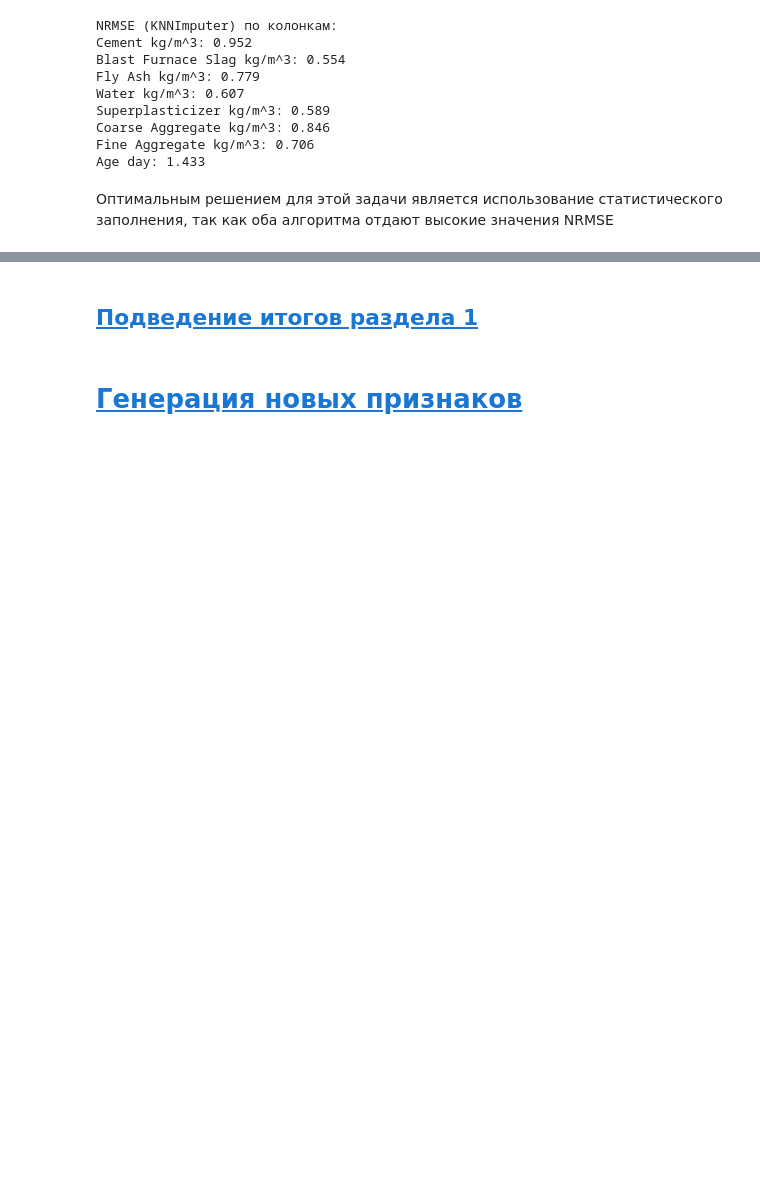
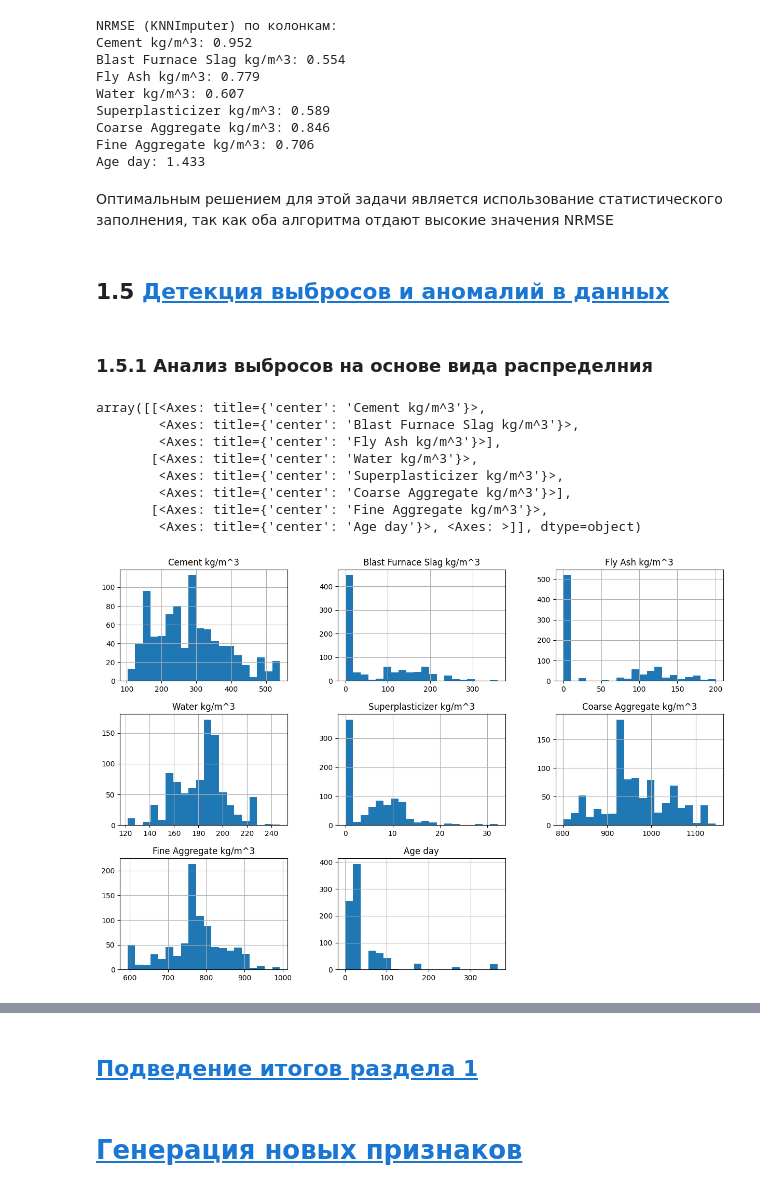
Before and after one commit to alexandrarengolt/HAIL_THE_KING, a Jupyter notebook: castle_walls.ipynb, the cells around one changed output, grey strips where cells are left out. Saved outputs shown, nothing was run; the diff lists cells and outputs as text; code cells hidden in the pictures; blank space fills up the shorter version.

```diff
--- a/castle_walls.ipynb
+++ b/castle_walls.ipynb
@@ -449,3 +450,21 @@ Fine Aggregate kg/m^3: 0.706
 Age day: 1.433
 # %% [markdown]
 Оптимальным решением для этой задачи является использование статистического заполнения, так как оба алгоритма отдают высокие значения NRMSE
+# %% [markdown]
+## 1.5 <a id='toc1_1_5_1_'></a>[Детекция выбросов и аномалий в данных](#toc2_6)
+# %% [markdown]
+### 1.5.1  Анализ выбросов на основе вида распределния
+# %%
+x_cols = ['Cement kg/m^3', 'Blast Furnace Slag kg/m^3', 'Fly Ash kg/m^3', 'Water kg/m^3', 'Superplasticizer kg/m^3', 'Coarse Aggregate kg/m^3', 'Fine Aggregate kg/m^3', 'Age day']
+# %%
+stat_x_train[x_cols].hist(figsize=(15, 10), bins=20)
+# %% [output]
+array([[<Axes: title={'center': 'Cement kg/m^3'}>,
+        <Axes: title={'center': 'Blast Furnace Slag kg/m^3'}>,
+        <Axes: title={'center': 'Fly Ash kg/m^3'}>],
+       [<Axes: title={'center': 'Water kg/m^3'}>,
+        <Axes: title={'center': 'Superplasticizer kg/m^3'}>,
+        <Axes: title={'center': 'Coarse Aggregate kg/m^3'}>],
+       [<Axes: title={'center': 'Fine Aggregate kg/m^3'}>,
+        <Axes: title={'center': 'Age day'}>, <Axes: >]], dtype=object)
+[figure, added]
```
Also changed, not shown: parts of 20 cells of this notebook.
